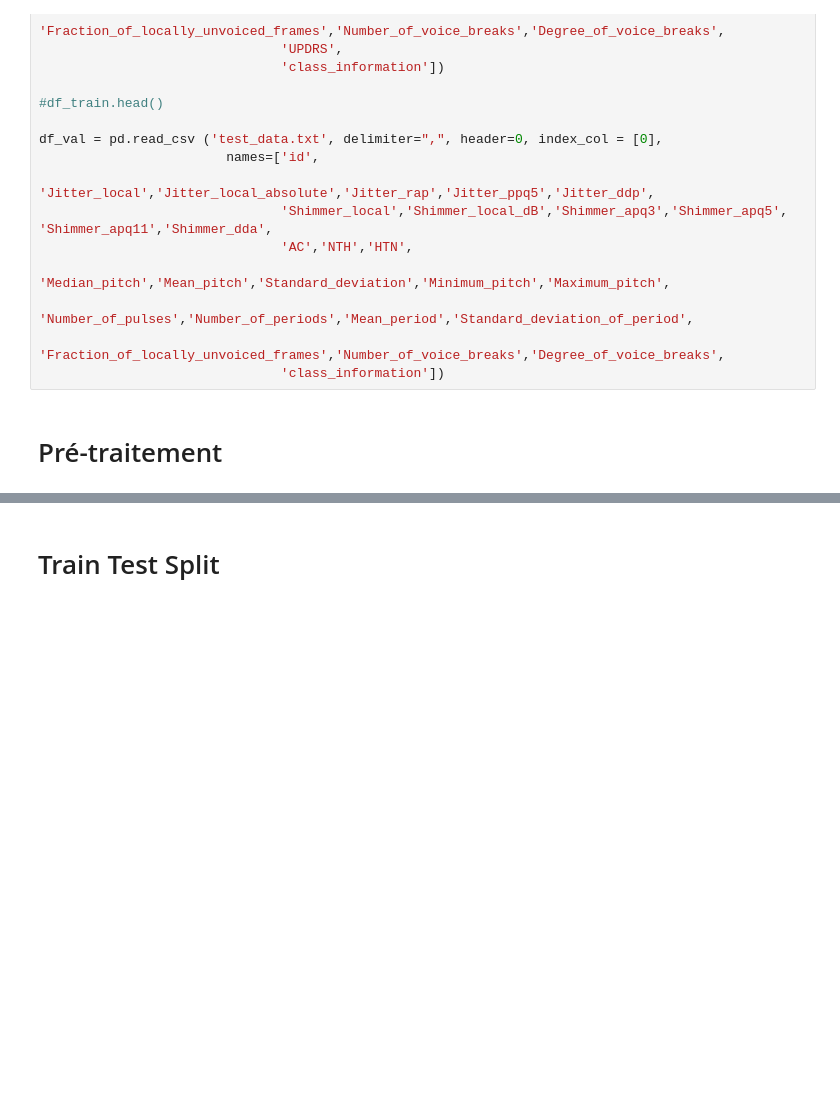
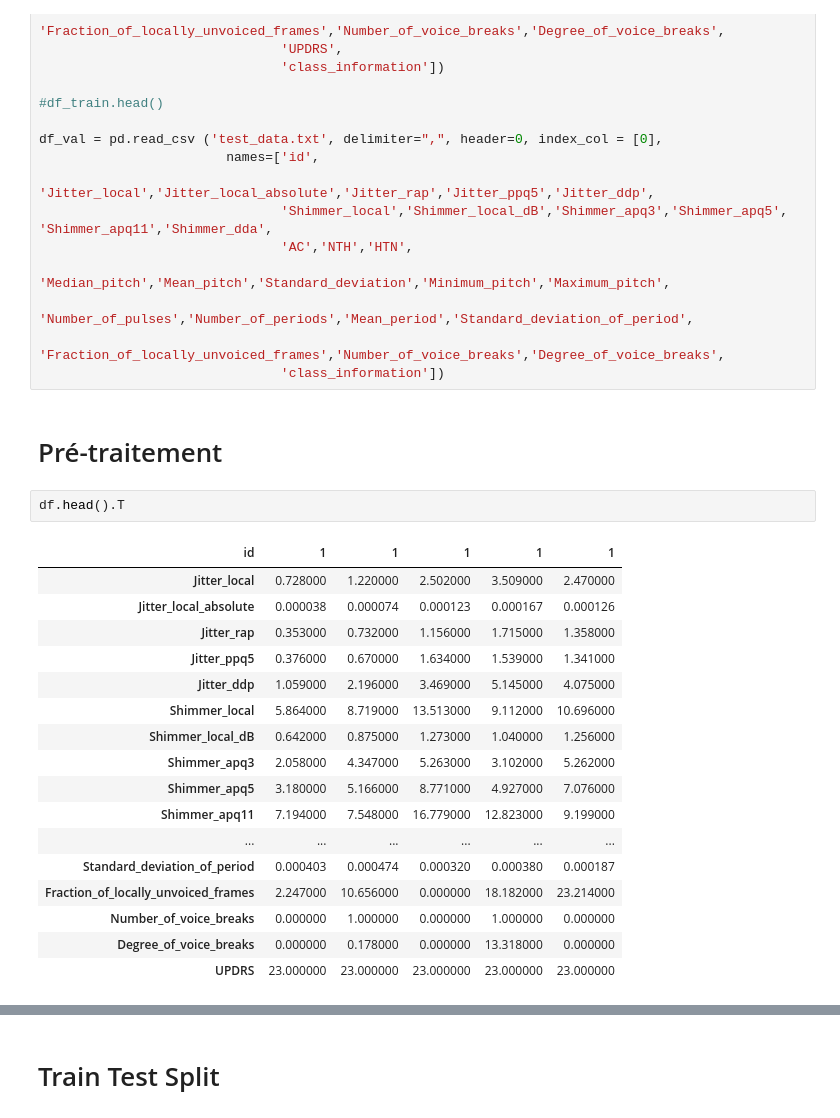
Before and after one commit to cjacques4/Parkinson-Speech-Dataset-with-Multiple-Types-of-Sound-Recordings, a Jupyter notebook: Projet_Python_DataAnalysis.ipynb, the cells around one changed output, grey strips where cells are left out. Drawn from its saved outputs; the diff is of its cells as text; blank space fills up the shorter version.

```diff
--- a/Projet_Python_DataAnalysis.ipynb
+++ b/Projet_Python_DataAnalysis.ipynb
@@ -64,3 +76,23 @@ df_val = pd.read_csv ('test_data.txt', delimiter=",", header=0, index_col = [0],
                                'class_information'])
 # %% [markdown]
 # Pré-traitement
+# %%
+df.head().T
+# %% [output]
+| id | 1 | 1 | 1 | 1 | 1 |
+| Jitter_local | 0.728000 | 1.220000 | 2.502000 | 3.509000 | 2.470000 |
+| Jitter_local_absolute | 0.000038 | 0.000074 | 0.000123 | 0.000167 | 0.000126 |
+| Jitter_rap | 0.353000 | 0.732000 | 1.156000 | 1.715000 | 1.358000 |
+| Jitter_ppq5 | 0.376000 | 0.670000 | 1.634000 | 1.539000 | 1.341000 |
+| Jitter_ddp | 1.059000 | 2.196000 | 3.469000 | 5.145000 | 4.075000 |
+| Shimmer_local | 5.864000 | 8.719000 | 13.513000 | 9.112000 | 10.696000 |
+| Shimmer_local_dB | 0.642000 | 0.875000 | 1.273000 | 1.040000 | 1.256000 |
+| Shimmer_apq3 | 2.058000 | 4.347000 | 5.263000 | 3.102000 | 5.262000 |
+| Shimmer_apq5 | 3.180000 | 5.166000 | 8.771000 | 4.927000 | 7.076000 |
+| Shimmer_apq11 | 7.194000 | 7.548000 | 16.779000 | 12.823000 | 9.199000 |
+| ... | ... | ... | ... | ... | ... |
+| Standard_deviation_of_period | 0.000403 | 0.000474 | 0.000320 | 0.000380 | 0.000187 |
+| Fraction_of_locally_unvoiced_frames | 2.247000 | 10.656000 | 0.000000 | 18.182000 | 23.214000 |
+| Number_of_voice_breaks | 0.000000 | 1.000000 | 0.000000 | 1.000000 | 0.000000 |
+| Degree_of_voice_breaks | 0.000000 | 0.178000 | 0.000000 | 13.318000 | 0.000000 |
+| UPDRS | 23.000000 | 23.000000 | 23.000000 | 23.000000 | 23.000000 |
```
Also changed, not shown: parts of 19 cells of this notebook, 2 other files.
